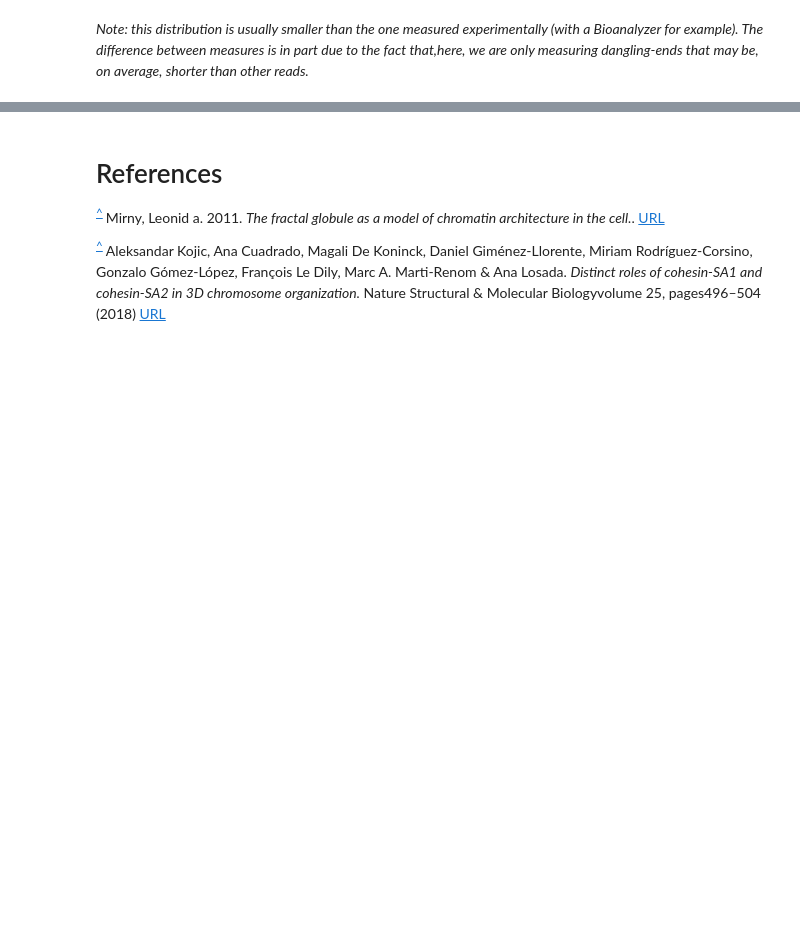
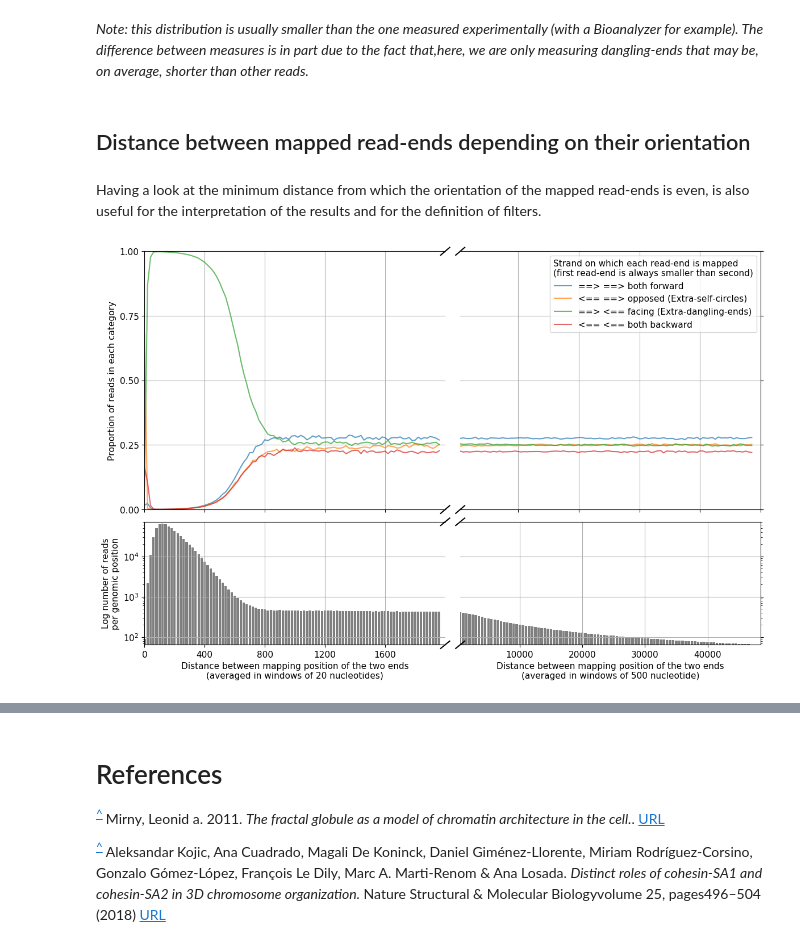
Before and after one commit to 3DGenomes/MethodsMolBiol, a Jupyter notebook: Notebooks/02-Parsing mapped reads.ipynb, the cells around one changed output, grey strips where cells are left out. Drawn from its saved outputs; the diff is of its cells as text; code cells hidden in the pictures; blank space fills up the shorter version.

Commit message:
added orientation by distance plot

```diff
--- a/Notebooks/02-Parsing mapped reads.ipynb
+++ b/Notebooks/02-Parsing mapped reads.ipynb
@@ -269,3 +269,7 @@ insert_sizes(reads, show=True, nreads=1000000)
 The median size of the sequenced DNA fragments is thus 187 nt.
 # %% [markdown]
 _Note: this distribution is usually smaller than the one measured experimentally (with a Bioanalyzer for example). The difference between measures is in part due to the fact that,here, we are only measuring dangling-ends that may be, on average, shorter than other reads._
+# %% [markdown]
+## Distance between mapped read-ends depending on their orientation
+# %% [markdown]
+Having a look at the minimum distance from which the orientation of the mapped read-ends is even, is also useful for the interpretation of the results and for the definition of filters.
@@ -272,3 +278,7 @@ _Note: this distribution is usually smaller than the one measured experimentally
+# %%
+plot_strand_bias_by_distance(reads)
+# %% [output]
+[figure, added]
 # %% [markdown]
 <!--bibtex
 @article{Mirny2011,
```
Also changed, not shown: parts of 2 cells of this notebook.
